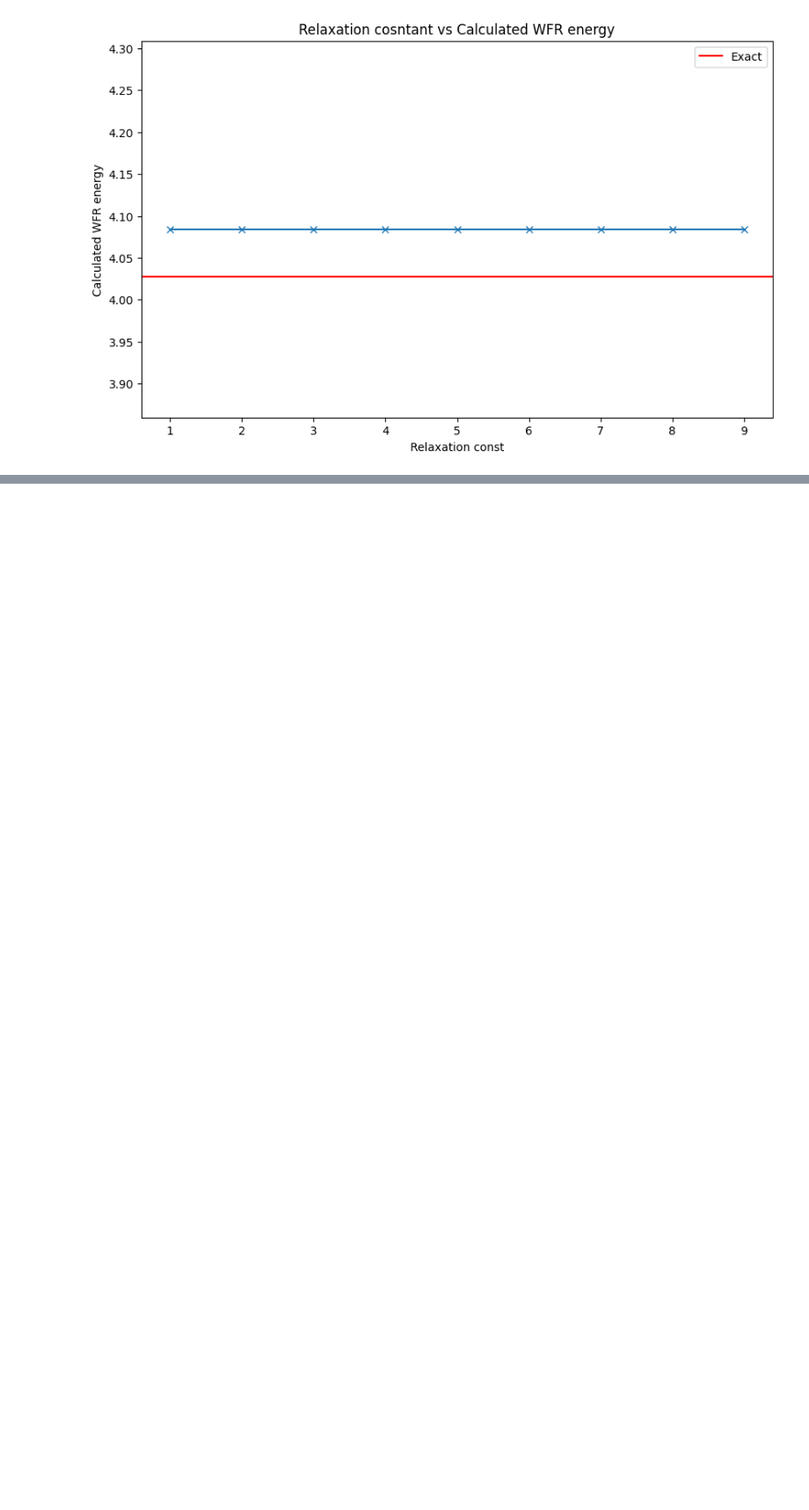
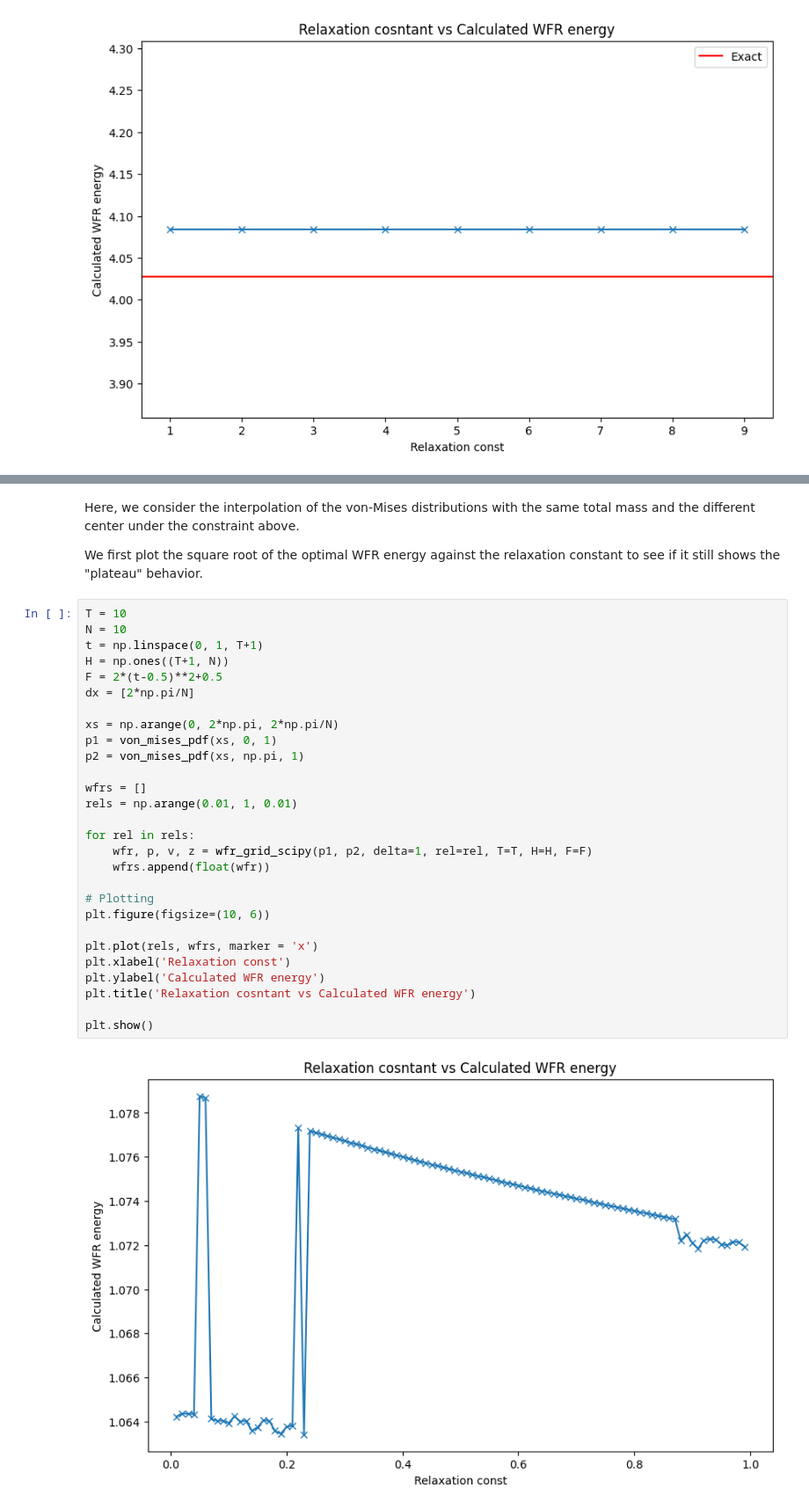
Before and after one commit to mao1756/pdot, a Jupyter notebook: exploratory/wfr_unconstrained_test.ipynb, the cells around one changed output, grey strips where cells are left out. Shown at 88% size. Drawn from its saved outputs; the diff is of its cells as text; blank space fills up the shorter version.

```diff
--- a/exploratory/wfr_unconstrained_test.ipynb
+++ b/exploratory/wfr_unconstrained_test.ipynb
@@ -355,0 +510,34 @@ We observe that the calclated WFR is always the same regardless of the relaxatio
+# %% [markdown]
+Here, we consider the interpolation of the von-Mises distributions with the same total mass and the different center under the constraint above.
+
+We first plot the square root of the optimal WFR energy against the relaxation constant to see if it still shows the "plateau" behavior.
+# %%
+T = 10
+N = 10
+t = np.linspace(0, 1, T+1)
+H = np.ones((T+1, N))
+F = 2*(t-0.5)**2+0.5
+dx = [2*np.pi/N]
+
+xs = np.arange(0, 2*np.pi, 2*np.pi/N)
+p1 = von_mises_pdf(xs, 0, 1)
+p2 = von_mises_pdf(xs, np.pi, 1)
+
+wfrs = []
+rels = np.arange(0.01, 1, 0.01)
+
+for rel in rels:
+    wfr, p, v, z = wfr_grid_scipy(p1, p2, delta=1, rel=rel, T=T, H=H, F=F)
+    wfrs.append(float(wfr))
+
+# Plotting
+plt.figure(figsize=(10, 6))
+
+plt.plot(rels, wfrs, marker = 'x')
+plt.xlabel('Relaxation const')
+plt.ylabel('Calculated WFR energy')
+plt.title('Relaxation cosntant vs Calculated WFR energy')
+
+plt.show()
+# %% [output]
+[figure, added]
```
Also changed, not shown: parts of 25 cells of this notebook, 1 other file.
